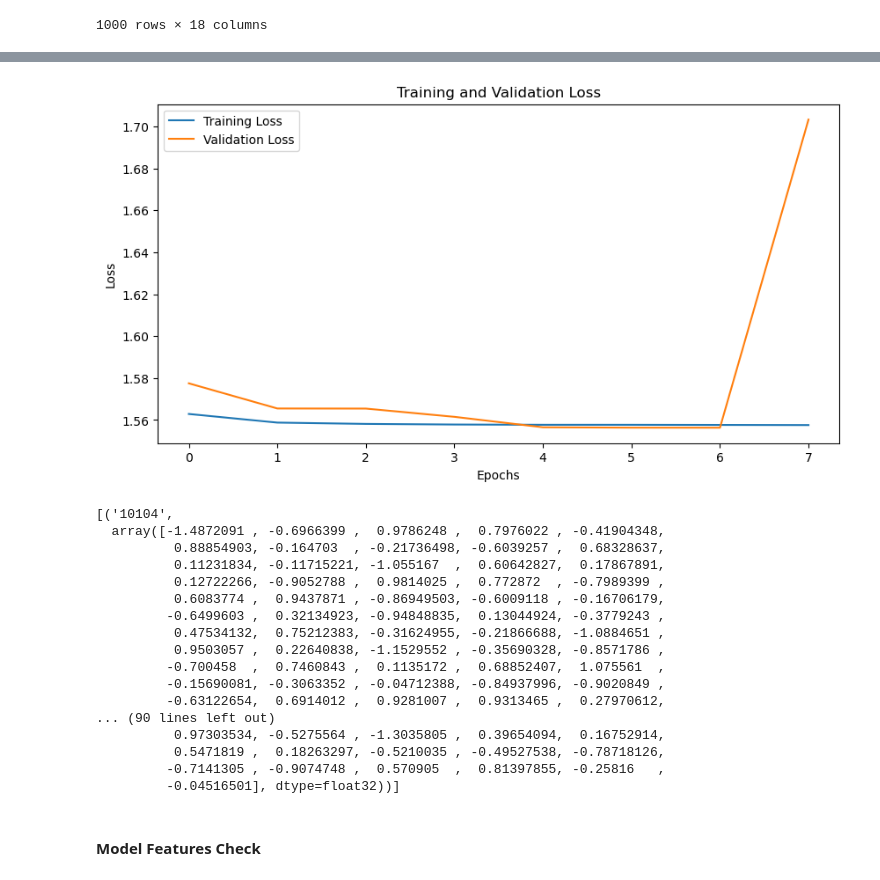
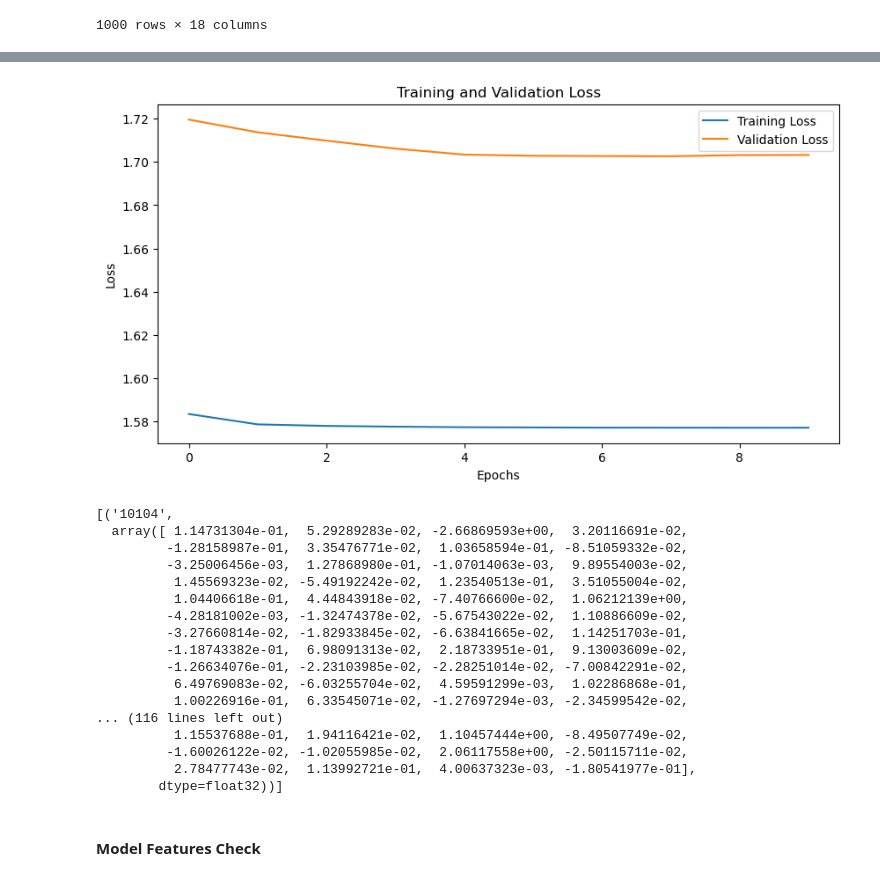
Before and after one commit to Shuo-Wang-UCBerkeley/VIP, a Jupyter notebook: src/shuo/Embedding-S&P_Step_1.ipynb, the cells around one changed output, grey strips where cells are left out. Drawn from its saved outputs; the diff is of its cells as text; code cells hidden in the pictures.

```diff
--- a/src/shuo/Embedding-S&P_Step_1.ipynb
+++ b/src/shuo/Embedding-S&P_Step_1.ipynb
@@ -491,7 +491,7 @@ from torch.utils.data import DataLoader, Dataset
 import matplotlib.pyplot as plt
 
 class FinancialDataset(Dataset):
-    def __init__(self, data, window_size=7):
+    def __init__(self, data, window_size=128):
         self.data = data
         self.window_size = window_size
         self.input_columns = [
@@ -591,7 +591,7 @@ train_dataloader = DataLoader(train_dataset, batch_size=32, shuffle=False)
 val_dataloader = DataLoader(val_dataset, batch_size=32, shuffle=False)
 
 # Initialize Model
-model = TransformerModel(input_dim=7*5 + 1, embed_dim=256, n_heads=16, ff_dim=1024, n_layers=6, output_dim = len(train_dataset.target_columns), dropout=0.25, attn_dropout=0.1, residual_dropout=0.1)
+model = TransformerModel(input_dim=128*5 + 1, embed_dim=256, n_heads=16, ff_dim=1024, n_layers=6, output_dim = len(train_dataset.target_columns), dropout=0.25, attn_dropout=0.1, residual_dropout=0.1)
 device = torch.device('cuda' if torch.cuda.is_available() else 'cpu')
 model.to(device)
 
@@ -614,7 +614,7 @@ train_losses = []
 val_losses = []
 
 num_epochs = 10
-patience = 1
+patience = 5
 best_val_loss = float('inf')
 patience_counter = 0
 
@@ -677,5 +678,5 @@ Early stopping triggered.
 Training Complete
-[figure, old version]
+[figure, new version]
 # %%
 dataloader = train_dataloader
 dataset = train_dataset
@@ -698,22 +699,22 @@ for permno_id in stock_embeddings:
 list(stock_embeddings.items())[:2]
 # %% [output]
 [('10104',
-  array([-1.4872091 , -0.6966399 ,  0.9786248 ,  0.7976022 , -0.41904348,
-          0.88854903, -0.164703  , -0.21736498, -0.6039257 ,  0.68328637,
-          0.11231834, -0.11715221, -1.055167  ,  0.60642827,  0.17867891,
-          0.12722266, -0.9052788 ,  0.9814025 ,  0.772872  , -0.7989399 ,
-          0.6083774 ,  0.9437871 , -0.86949503, -0.6009118 , -0.16706179,
-         -0.6499603 ,  0.32134923, -0.94848835,  0.13044924, -0.3779243 ,
-          0.47534132,  0.75212383, -0.31624955, -0.21866688, -1.0884651 ,
-          0.9503057 ,  0.22640838, -1.1529552 , -0.35690328, -0.8571786 ,
-         -0.700458  ,  0.7460843 ,  0.1135172 ,  0.68852407,  1.075561  ,
-         -0.15690081, -0.3063352 , -0.04712388, -0.84937996, -0.9020849 ,
-         -0.63122654,  0.6914012 ,  0.9281007 ,  0.9313465 ,  0.27970612,
-... (90 lines left out)
-          0.97303534, -0.5275564 , -1.3035805 ,  0.39654094,  0.16752914,
-          0.5471819 ,  0.18263297, -0.5210035 , -0.49527538, -0.78718126,
-         -0.7141305 , -0.9074748 ,  0.570905  ,  0.81397855, -0.25816   ,
-         -0.04516501], dtype=float32))]
+  array([ 1.14731304e-01,  5.29289283e-02, -2.66869593e+00,  3.20116691e-02,
+         -1.28158987e-01,  3.35476771e-02,  1.03658594e-01, -8.51059332e-02,
+         -3.25006456e-03,  1.27868980e-01, -1.07014063e-03,  9.89554003e-02,
+          1.45569323e-02, -5.49192242e-02,  1.23540513e-01,  3.51055004e-02,
+          1.04406618e-01,  4.44843918e-02, -7.40766600e-02,  1.06212139e+00,
+         -4.28181002e-03, -1.32474378e-02, -5.67543022e-02,  1.10886609e-02,
+         -3.27660814e-02, -1.82933845e-02, -6.63841665e-02,  1.14251703e-01,
+         -1.18743382e-01,  6.98091313e-02,  2.18733951e-01,  9.13003609e-02,
+         -1.26634076e-01, -2.23103985e-02, -2.28251014e-02, -7.00842291e-02,
+          6.49769083e-02, -6.03255704e-02,  4.59591299e-03,  1.02286868e-01,
+          1.00226916e-01,  6.33545071e-02, -1.27697294e-03, -2.34599542e-02,
+... (116 lines left out)
+          1.15537688e-01,  1.94116421e-02,  1.10457444e+00, -8.49507749e-02,
+         -1.60026122e-02, -1.02055985e-02,  2.06117558e+00, -2.50115711e-02,
+          2.78477743e-02,  1.13992721e-01,  4.00637323e-03, -1.80541977e-01],
+        dtype=float32))]
 # %% [markdown]
 #### Model Features Check
 # %%
```
Also changed, not shown: parts of 10 cells of this notebook.
